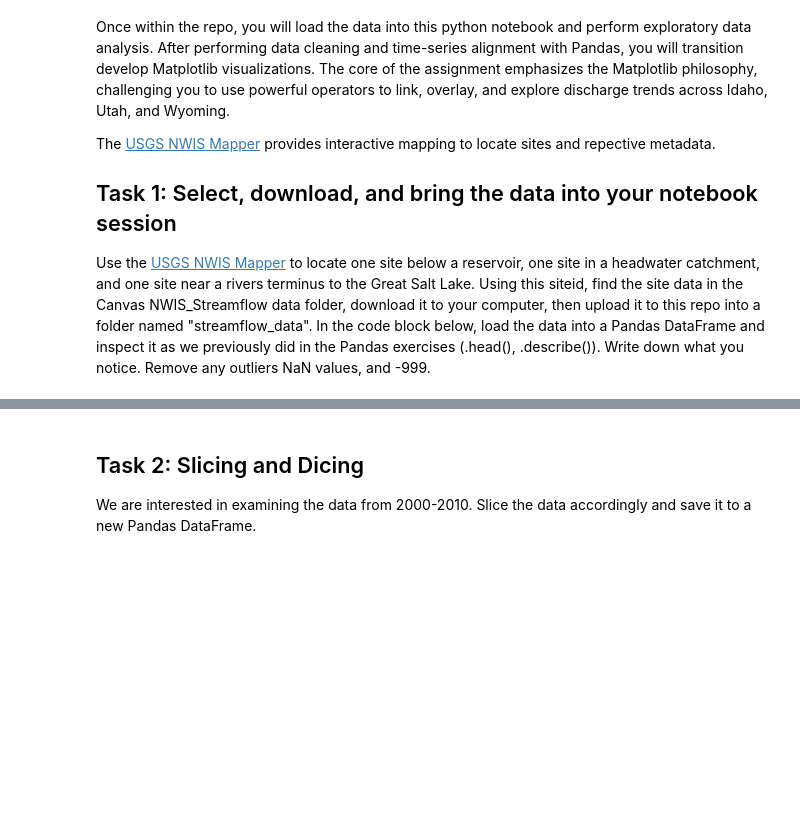
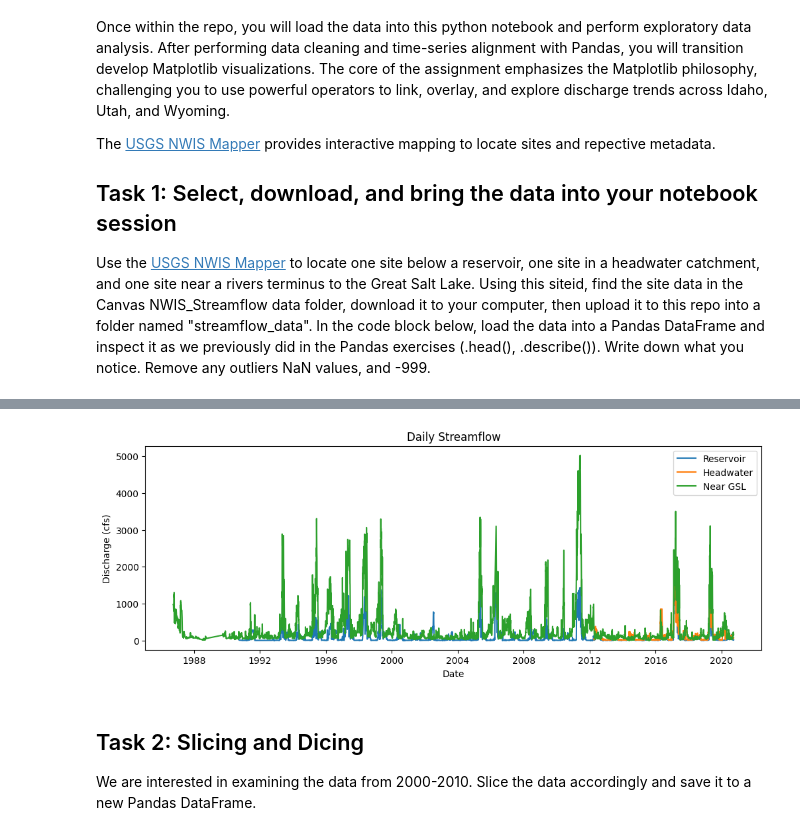
Before and after one commit to northjackson/CommunicatingData-Plotting, a Jupyter notebook: Matplotlib/Matplotlib_Exercises.ipynb, the cells around one changed output, grey strips where cells are left out. Saved outputs shown, nothing was run; the diff lists cells and outputs as text; code cells hidden in the pictures; blank space fills up the shorter version.

Commit message:
Completed Task 1 streamflow EDA

```diff
--- a/Matplotlib/Matplotlib_Exercises.ipynb
+++ b/Matplotlib/Matplotlib_Exercises.ipynb
@@ -14,0 +36,25 @@ Use the [USGS NWIS Mapper](https://apps.usgs.gov/nwismapper/) to locate one site
+# %%
+# Convert datetime
+res_df["Datetime"] = pd.to_datetime(res_df["Datetime"])
+headwater_df["Datetime"] = pd.to_datetime(headwater_df["Datetime"])
+GSL_df["Datetime"] = pd.to_datetime(GSL_df["Datetime"])
+
+# Set index
+res_df = res_df.set_index("Datetime")
+headwater_df = headwater_df.set_index("Datetime")
+GSL_df = GSL_df.set_index("Datetime")
+
+# Keep only flow column
+res_df = res_df[["USGS_flow"]]
+headwater_df = headwater_df[["USGS_flow"]]
+GSL_df = GSL_df[["USGS_flow"]]
+
+# Rename column
+res_df.columns = ["discharge_cfs"]
+headwater_df.columns = ["discharge_cfs"]
+GSL_df.columns = ["discharge_cfs"]
+
+# Remove -999 and NaN
+res_df = res_df.replace(-999, np.nan).dropna()
+headwater_df = headwater_df.replace(-999, np.nan).dropna()
+GSL_df = GSL_df.replace(-999, np.nan).dropna()
@@ -15,3 +89,17 @@ Use the [USGS NWIS Mapper](https://apps.usgs.gov/nwismapper/) to locate one site
+# %%
+# Simple plot
+plt.figure(figsize=(12,4))
+plt.plot(res_df.index, res_df["discharge_cfs"], label="Reservoir")
+plt.plot(headwater_df.index, headwater_df["discharge_cfs"], label="Headwater")
+plt.plot(GSL_df.index, GSL_df["discharge_cfs"], label="Near GSL")
+
+plt.legend()
+plt.xlabel("Date")
+plt.ylabel("Discharge (cfs)")
+plt.title("Daily Streamflow")
+plt.show()
+# %% [output]
+[figure, added]
 # %% [markdown]
 ## Task 2: Slicing and Dicing
 
```
Also changed, not shown: parts of 3 cells of this notebook, 5 other files.
